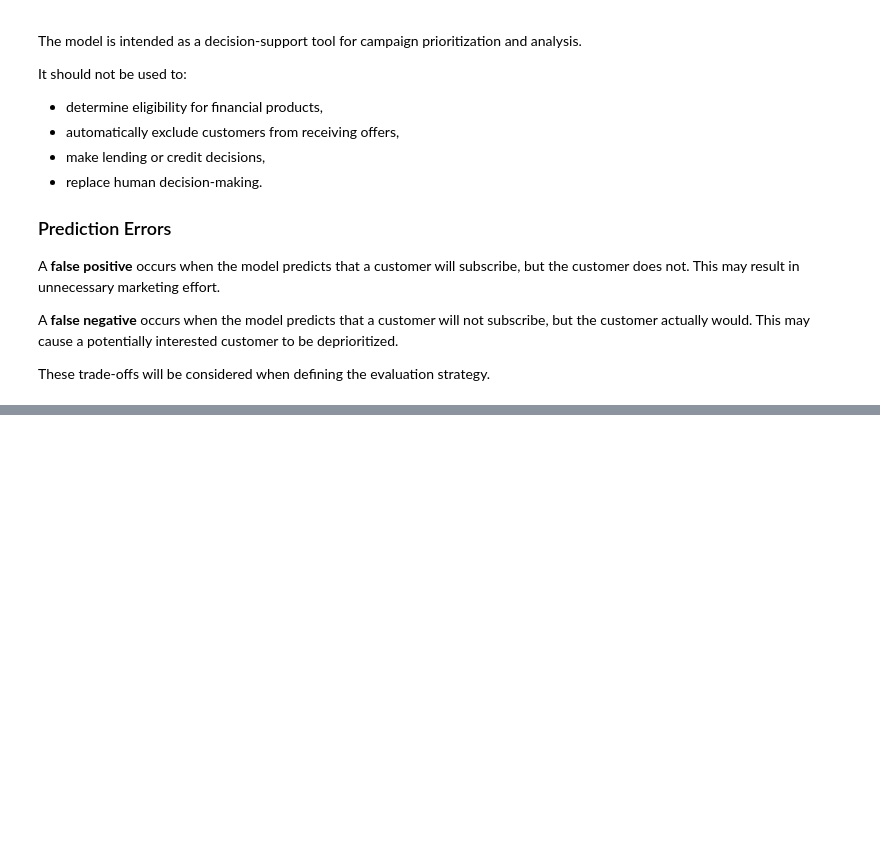
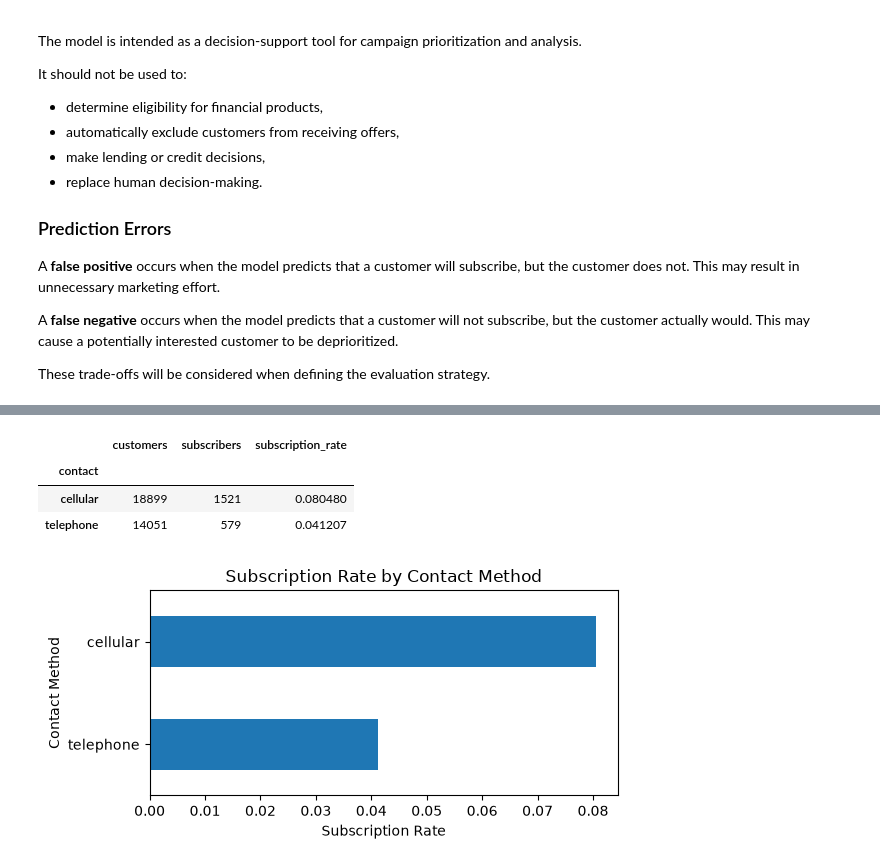
Before and after one commit to NourhanFarag/bank-marketing-subscription-prediction, a Jupyter notebook: notebooks/01_bank_marketing_analysis.ipynb, the cells around one changed output, grey strips where cells are left out. Saved outputs shown, nothing was run; the diff lists cells and outputs as text; code cells hidden in the pictures; blank space fills up the shorter version.

```diff
--- a/notebooks/01_bank_marketing_analysis.ipynb
+++ b/notebooks/01_bank_marketing_analysis.ipynb
@@ -87,0 +527,30 @@ Decision-threshold analysis will be performed later using validation data rather
+# %%
+contact_summary = category_subscription_summary(
+    dev_df,
+    "contact"
+)
+
+contact_summary
+# %% [output]
+|  | customers | subscribers | subscription_rate |
+| contact |  |  |  |
+| cellular | 18899 | 1521 | 0.080480 |
+| telephone | 14051 | 579 | 0.041207 |
+# %%
+ax = (
+    contact_summary["subscription_rate"]
+    .sort_values()
+    .plot(
+        kind="barh",
+        figsize=(6, 3)
+    )
+)
+
+ax.set_title("Subscription Rate by Contact Method")
+ax.set_xlabel("Subscription Rate")
+ax.set_ylabel("Contact Method")
+
+plt.tight_layout()
+plt.show()
+# %% [output]
+[figure, added]
```
Also changed, not shown: parts of 41 cells of this notebook.
